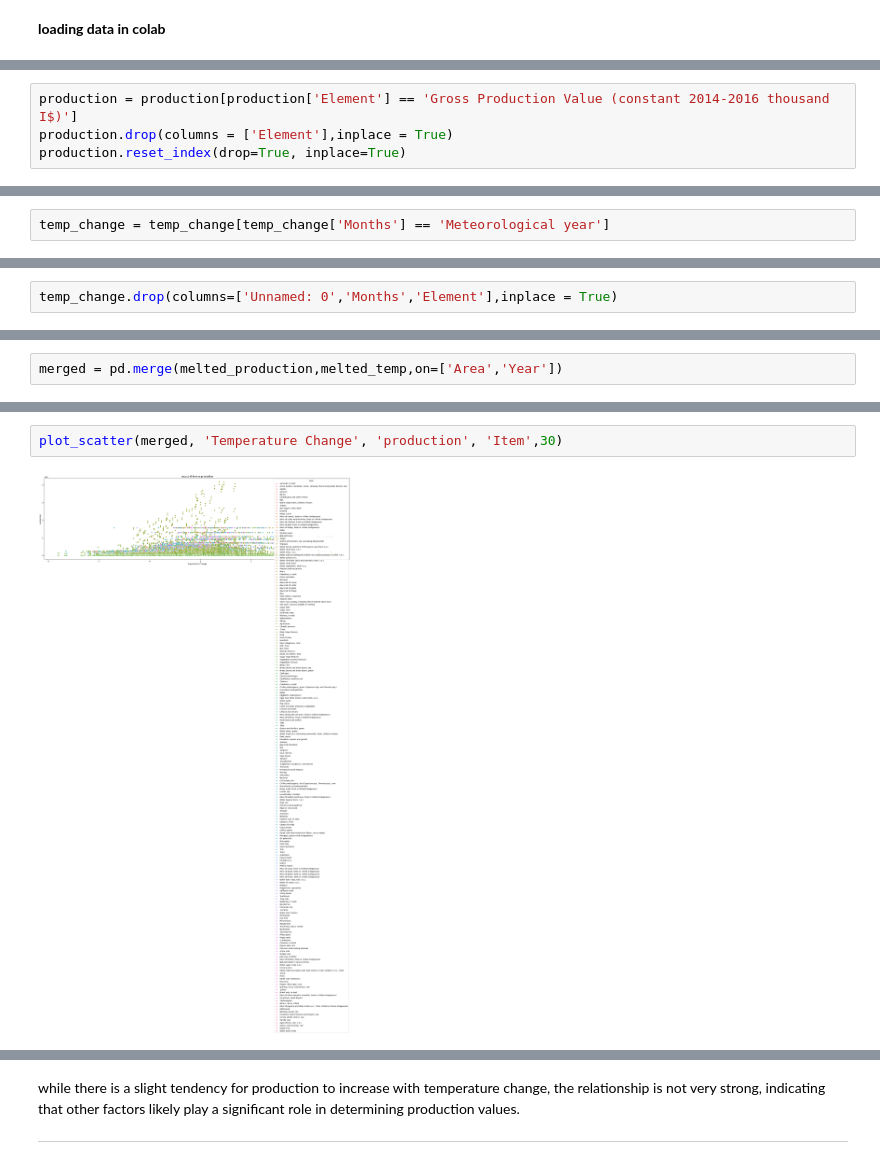
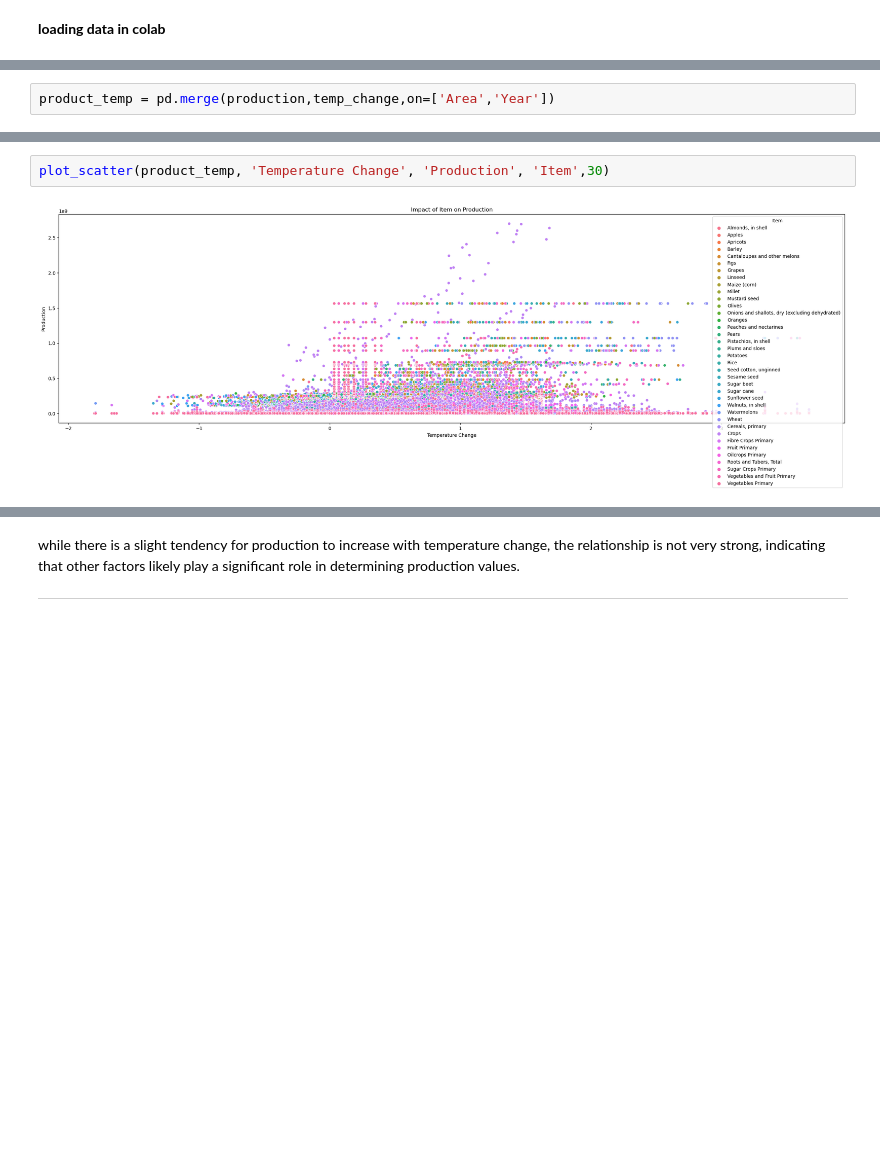
Before and after one commit to aymanezz/Climate_Impact_Agriculture_Yield, a Jupyter notebook: notebooks/EDA.ipynb, the cells around one changed output, grey strips where cells are left out. Drawn from its saved outputs; the diff is of its cells as text; blank space fills up the shorter version.

```diff
--- a/notebooks/EDA.ipynb
+++ b/notebooks/EDA.ipynb
@@ -148,4 +101,0 @@ production['Element'].unique()
-# %%
-production = production[production['Element'] == 'Gross Production Value (constant 2014-2016 thousand I$)']
-production.drop(columns = ['Element'],inplace = True)
-production.reset_index(drop=True, inplace=True)
@@ -204,2 +127,0 @@ we will focus only for the yearly values in the data
-# %%
-temp_change = temp_change[temp_change['Months'] == 'Meteorological year']
@@ -219,2 +127,0 @@ Index(['Unnamed: 0', 'Area', 'Months', 'Element', 'Y1961', 'Y1962', 'Y1963',
-# %%
-temp_change.drop(columns=['Unnamed: 0','Months','Element'],inplace = True)
@@ -301,3 +144,3 @@ melted_production
 # %%
-merged = pd.merge(melted_production,melted_temp,on=['Area','Year'])
+product_temp = pd.merge(production,temp_change,on=['Area','Year'])
 # %%
@@ -331,5 +174,5 @@ plt.show()
 # %%
-plot_scatter(merged, 'Temperature Change', 'production', 'Item',30)
+plot_scatter(product_temp, 'Temperature Change', 'Production', 'Item',30)
 # %% [output]
-[figure, old version]
+[figure, new version]
 # %%
```
Also changed, not shown: parts of 75 cells of this notebook, 4 other files.
